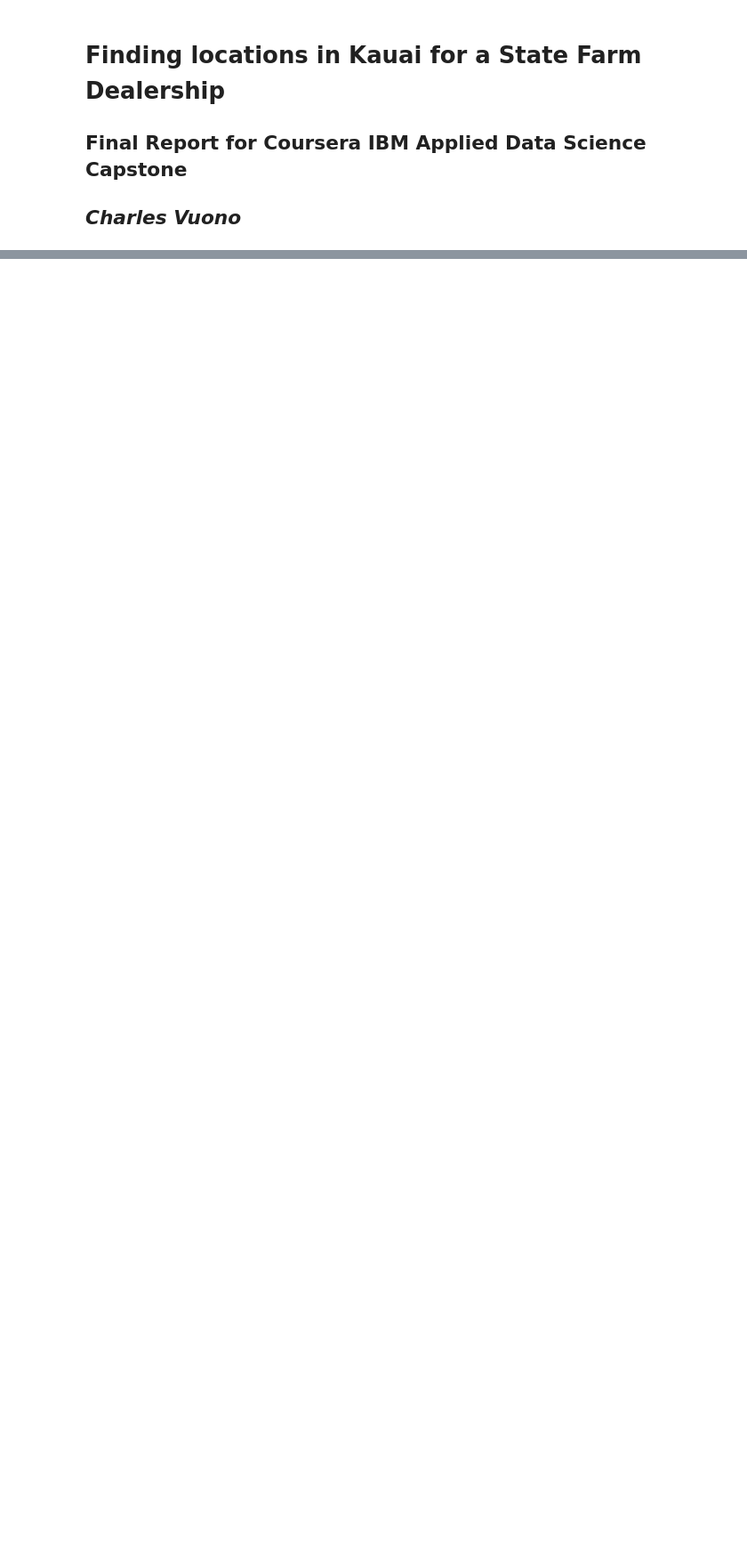
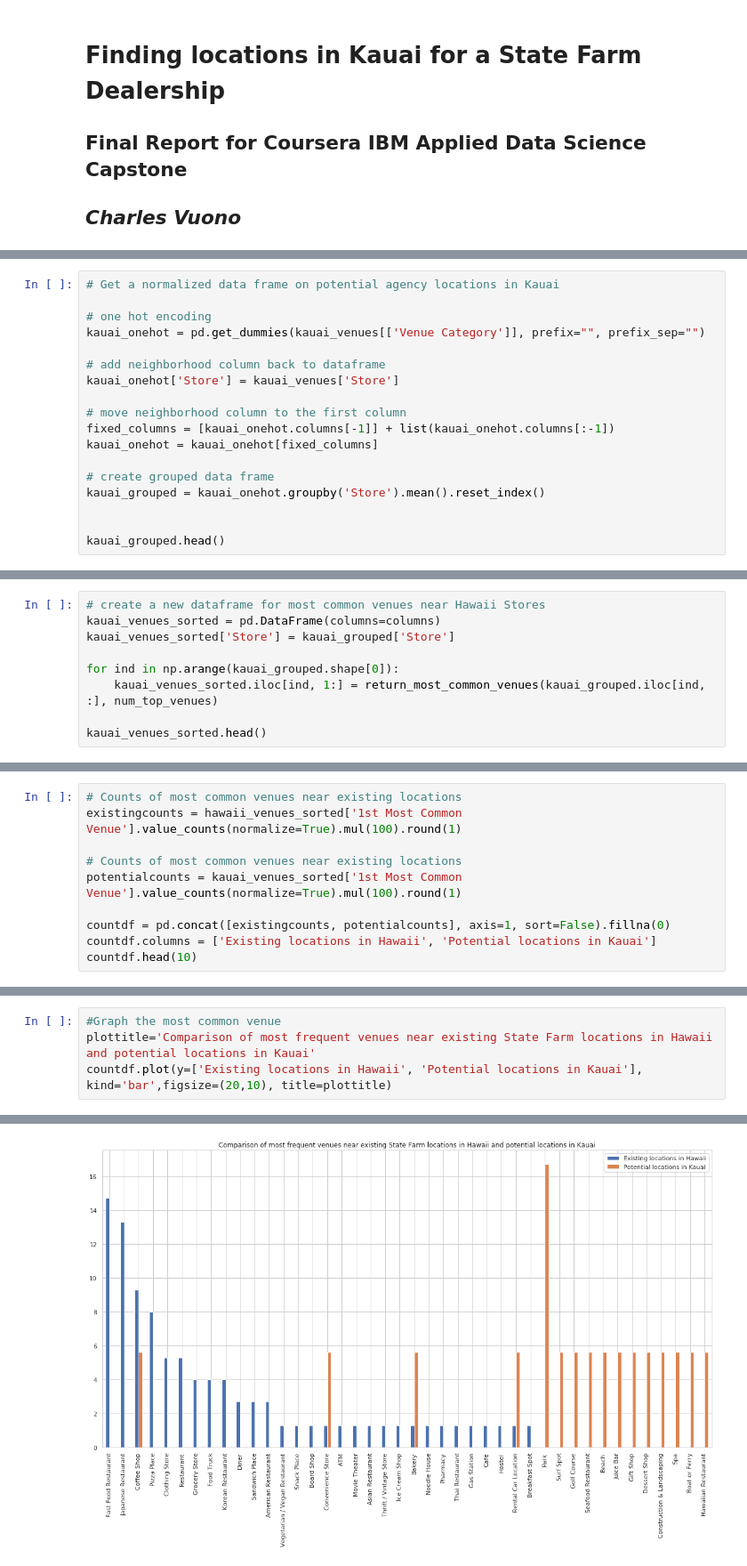
Before and after one commit to cvuono/Coursera_Capstone, a Jupyter notebook: Final Report Notebook.ipynb, the cells around one changed output, grey strips where cells are left out. Shown at 89% size. Cells and saved outputs as stored; diff of their text form; blank space fills up the shorter version.

```diff
--- a/Final Report Notebook.ipynb
+++ b/Final Report Notebook.ipynb
@@ -25,0 +273,18 @@ A sample of the data is as follows:
+# %%
+# Get a normalized data frame on potential agency locations in Kauai
+
+# one hot encoding
+kauai_onehot = pd.get_dummies(kauai_venues[['Venue Category']], prefix="", prefix_sep="")
+
+# add neighborhood column back to dataframe
+kauai_onehot['Store'] = kauai_venues['Store']
+
+# move neighborhood column to the first column
+fixed_columns = [kauai_onehot.columns[-1]] + list(kauai_onehot.columns[:-1])
+kauai_onehot = kauai_onehot[fixed_columns]
+
+# create grouped data frame
+kauai_grouped = kauai_onehot.groupby('Store').mean().reset_index()
+
+
+kauai_grouped.head()
@@ -25,0 +299,9 @@ A sample of the data is as follows:
+# %%
+# create a new dataframe for most common venues near Hawaii Stores
+kauai_venues_sorted = pd.DataFrame(columns=columns)
+kauai_venues_sorted['Store'] = kauai_grouped['Store']
+
+for ind in np.arange(kauai_grouped.shape[0]):
+    kauai_venues_sorted.iloc[ind, 1:] = return_most_common_venues(kauai_grouped.iloc[ind, :], num_top_venues)
+
+kauai_venues_sorted.head()
@@ -25,0 +354,10 @@ A sample of the data is as follows:
+# %%
+# Counts of most common venues near existing locations
+existingcounts = hawaii_venues_sorted['1st Most Common Venue'].value_counts(normalize=True).mul(100).round(1)
+
+# Counts of most common venues near existing locations
+potentialcounts = kauai_venues_sorted['1st Most Common Venue'].value_counts(normalize=True).mul(100).round(1)
+
+countdf = pd.concat([existingcounts, potentialcounts], axis=1, sort=False).fillna(0)
+countdf.columns = ['Existing locations in Hawaii', 'Potential locations in Kauai']
+countdf.head(10)
@@ -25,0 +376,5 @@ A sample of the data is as follows:
+# %%
+#Graph the most common venue
+plottitle='Comparison of most frequent venues near existing State Farm locations in Hawaii and potential locations in Kauai'
+countdf.plot(y=['Existing locations in Hawaii', 'Potential locations in Kauai'], kind='bar',figsize=(20,10), title=plottitle)
+# %% [output]
@@ -25,0 +382 @@ A sample of the data is as follows:
+[figure, added]
```
Also changed, not shown: parts of 26 cells of this notebook.
